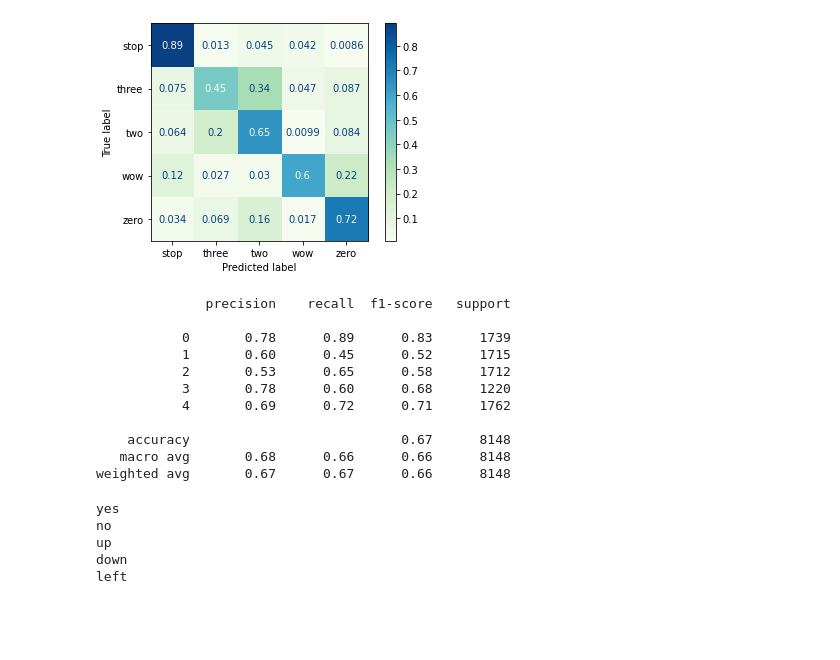
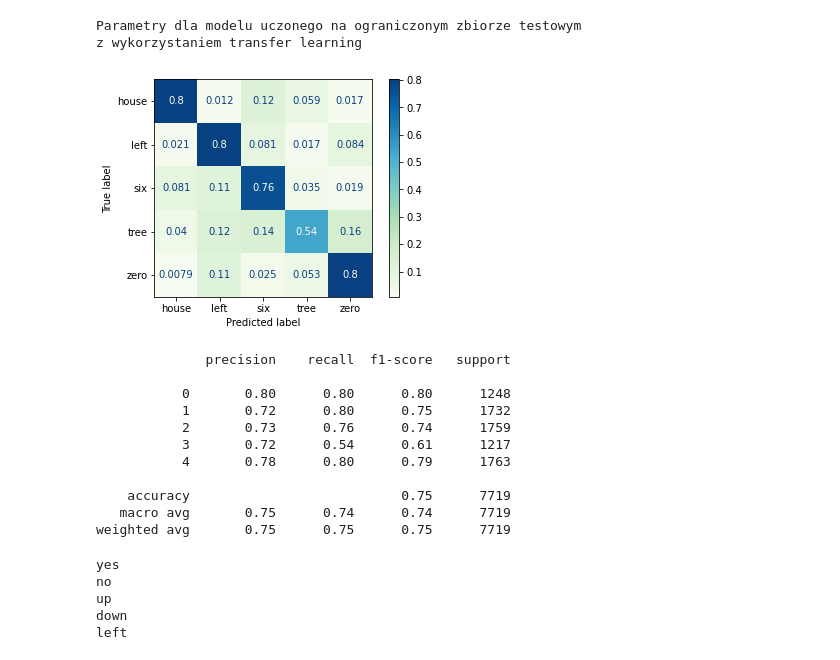
Before and after one commit to Porbi96/SG-AiR, a Jupyter notebook: lab34/ConfusionMatrix.ipynb, the cells around one changed output. Drawn from its saved outputs; the diff is of its cells as text; code cells hidden in the pictures; blank space fills up the shorter version.

```diff
--- a/lab34/ConfusionMatrix.ipynb
+++ b/lab34/ConfusionMatrix.ipynb
@@ -9,9 +9,12 @@ from sklearn.model_selection import train_test_split
 
 from sklearn.metrics import confusion_matrix, ConfusionMatrixDisplay, classification_report
 import matplotlib.pyplot as plt
+
 train_audio_path = '../data/'
+set1_labels = ["yes", "no", "up", "down", "left"]
+set2_labels = ["house", "left", "six", "tree", "zero"]
 # %%
-labels=["stop", "three", "two", "wow", "zero"]  # Second set
+labels = set2_labels  # Second set
 
 all_wave = []
 all_label = []
@@ -62,29 +74,32 @@ weighted avg       0.55      0.54      0.53      8148
 # %%
-model = load_model('tl_best_model_20.hdf5')
+model = load_model('bestModel_set2_20_tlOn.hdf5')
 
 x_train, x_test, y_train, y_test = train_test_split(np.array(all_wave),np.array(y),stratify=y,
                                             test_size = 0.8,random_state=777,shuffle=True)
 y_pred = model.predict(x_test)
 
 matrix = confusion_matrix(y_test.argmax(axis=1), y_pred.argmax(axis=1), normalize='true')
 report = classification_report(y_test.argmax(axis=1), y_pred.argmax(axis=1))
 
 disp = ConfusionMatrixDisplay(confusion_matrix=matrix,display_labels=labels)
 disp = disp.plot(include_values=True, cmap='GnBu', ax=None, xticks_rotation='horizontal')
 
+print("Parametry dla modelu uczonego na ograniczonym zbiorze testowym \nz wykorzystaniem transfer learning")
 plt.show()
 print(report)
 # %% [output]
+Parametry dla modelu uczonego na ograniczonym zbiorze testowym
+z wykorzystaniem transfer learning
-[figure, old version]
+[figure, new version]
-              precision    recall  f1-score   support
-
-           0       0.78      0.89      0.83      1739
-           1       0.60      0.45      0.52      1715
-           2       0.53      0.65      0.58      1712
-           3       0.78      0.60      0.68      1220
-           4       0.69      0.72      0.71      1762
-
-    accuracy                           0.67      8148
-   macro avg       0.68      0.66      0.66      8148
-weighted avg       0.67      0.67      0.66      8148
+              precision    recall  f1-score   support
+
+           0       0.80      0.80      0.80      1248
+           1       0.72      0.80      0.75      1732
+           2       0.73      0.76      0.74      1759
+           3       0.72      0.54      0.61      1217
+           4       0.78      0.80      0.79      1763
+
+    accuracy                           0.75      7719
+   macro avg       0.75      0.74      0.74      7719
+weighted avg       0.75      0.75      0.75      7719
 # %%
```
Also changed, not shown: parts of 7 cells of this notebook, 18 other files.
